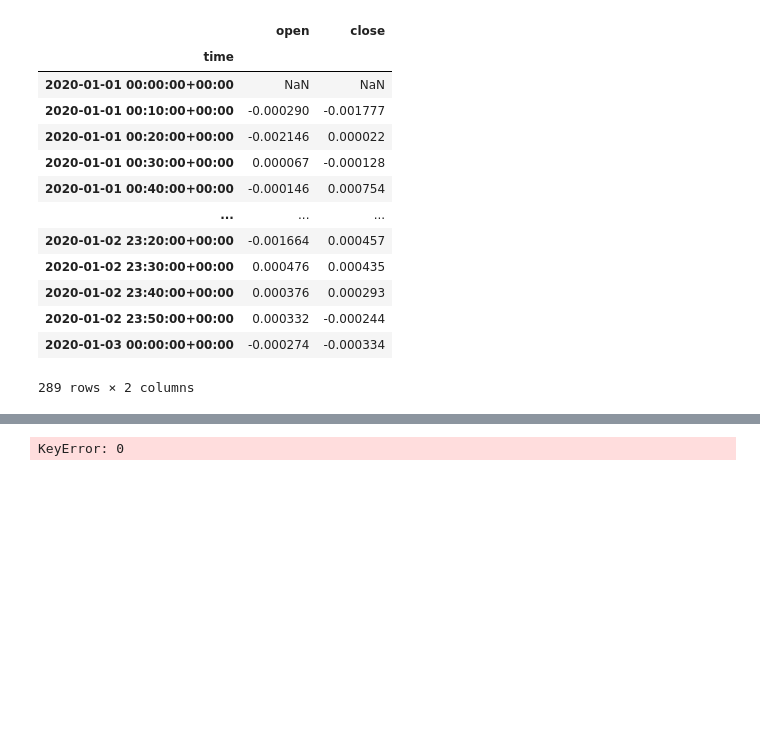
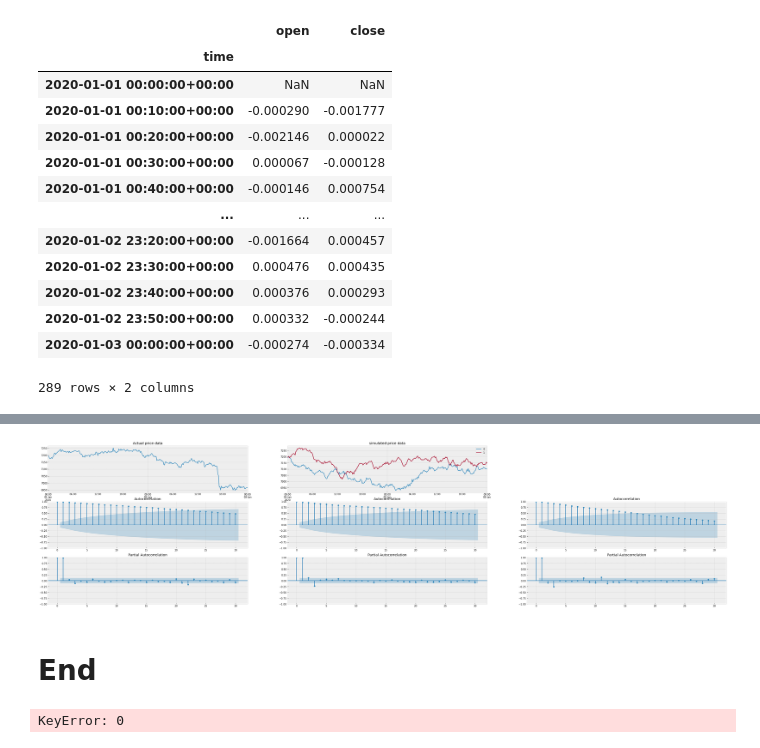
Before and after one commit to Bin1711/Binance, a Jupyter notebook: simulation_test.ipynb, the cells around one changed output, grey strips where cells are left out. Drawn from its saved outputs; the diff is of its cells as text; code cells hidden in the pictures; blank space fills up the shorter version.

```diff
--- a/simulation_test.ipynb
+++ b/simulation_test.ipynb
@@ -77,0 +217,5 @@ dt1
+# %%
+dt7 = np.concatenate([t_open, t_close], axis = 1)
+dt7 = np.matmul(chol, dt7.T).T # or np.matmul(dt7, chol.T)
+dt7 = pd.DataFrame(dt7)
+dt7
@@ -77,0 +238,6 @@ dt1
+# %%
+dt8 = dt7.copy()
+dt8.index = dt1.index
+dt8.columns = ['open', 'close']
+dt8['close'] = dt8['open'] - dt8['close']
+dt8
@@ -77,0 +261,5 @@ dt1
+# %%
+dt9 = dt8.copy()
+dt9['open'] = dt9['open'] * std_open + mean_open
+dt9['close'] = dt9['close'] * std_close / (2*corr) + mean_close
+dt9
@@ -77,0 +289,5 @@ dt1
+# %%
+simulated_price_data = pd.DataFrame()
+simulated_price_data[0] = simulatedata.construct_price_series(dt9['open'], dt['open'][0], dt.index[0], freq)
+simulated_price_data[1] = simulatedata.construct_price_series(dt9['close'], dt['close'][0], dt.index[0], freq)
+simulated_price_data
@@ -78,3 +308,9 @@ dt1
+# %%
+simulatedata.Evaluate_performance(dt['open'], simulated_price_data, lags=30)
+# %% [output]
+[figure, added]
+# %% [markdown]
+# End
 # %%
 var_close = simulate_multiple_time_series.compute_std(dt1['close'])
 mean_close = dt1['close'].mean()
```
Also changed, not shown: parts of 38 cells of this notebook.
